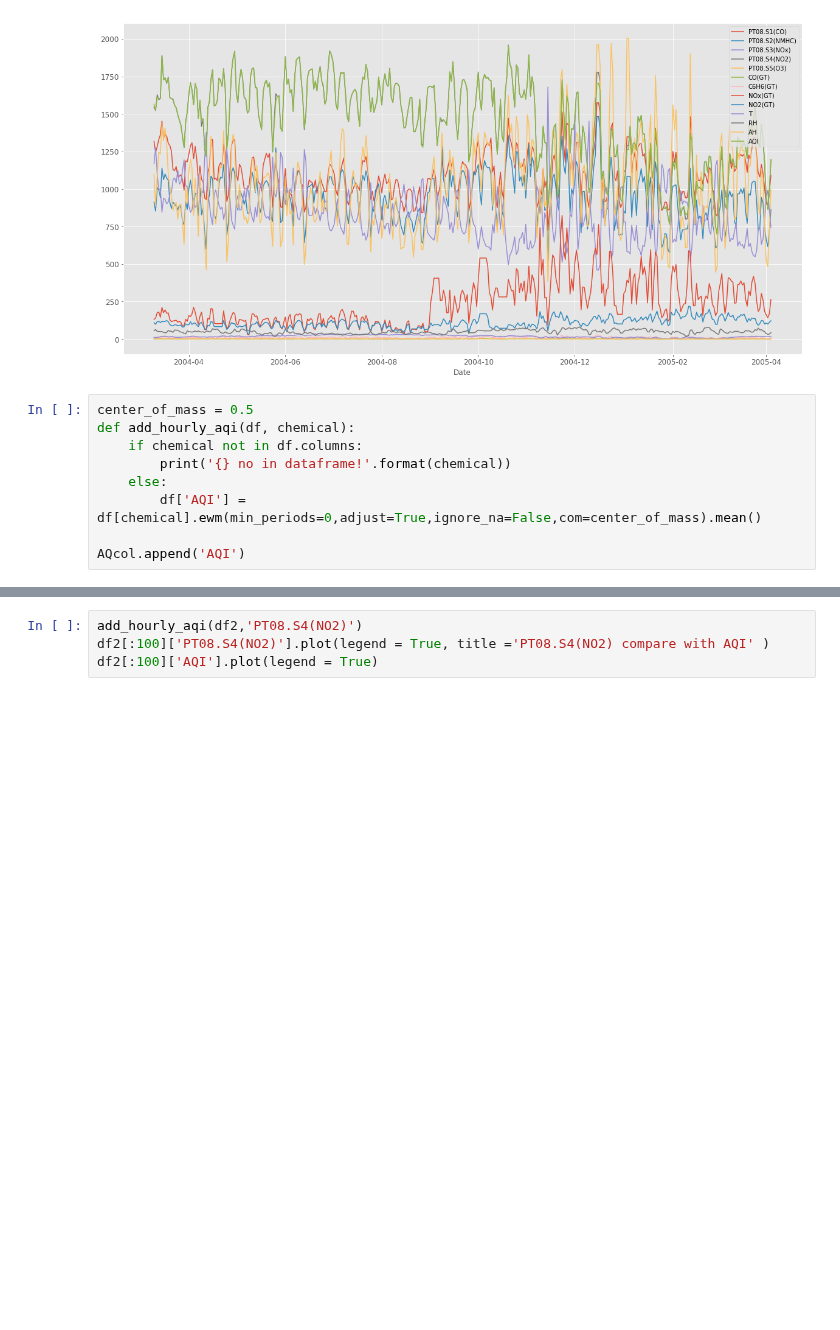
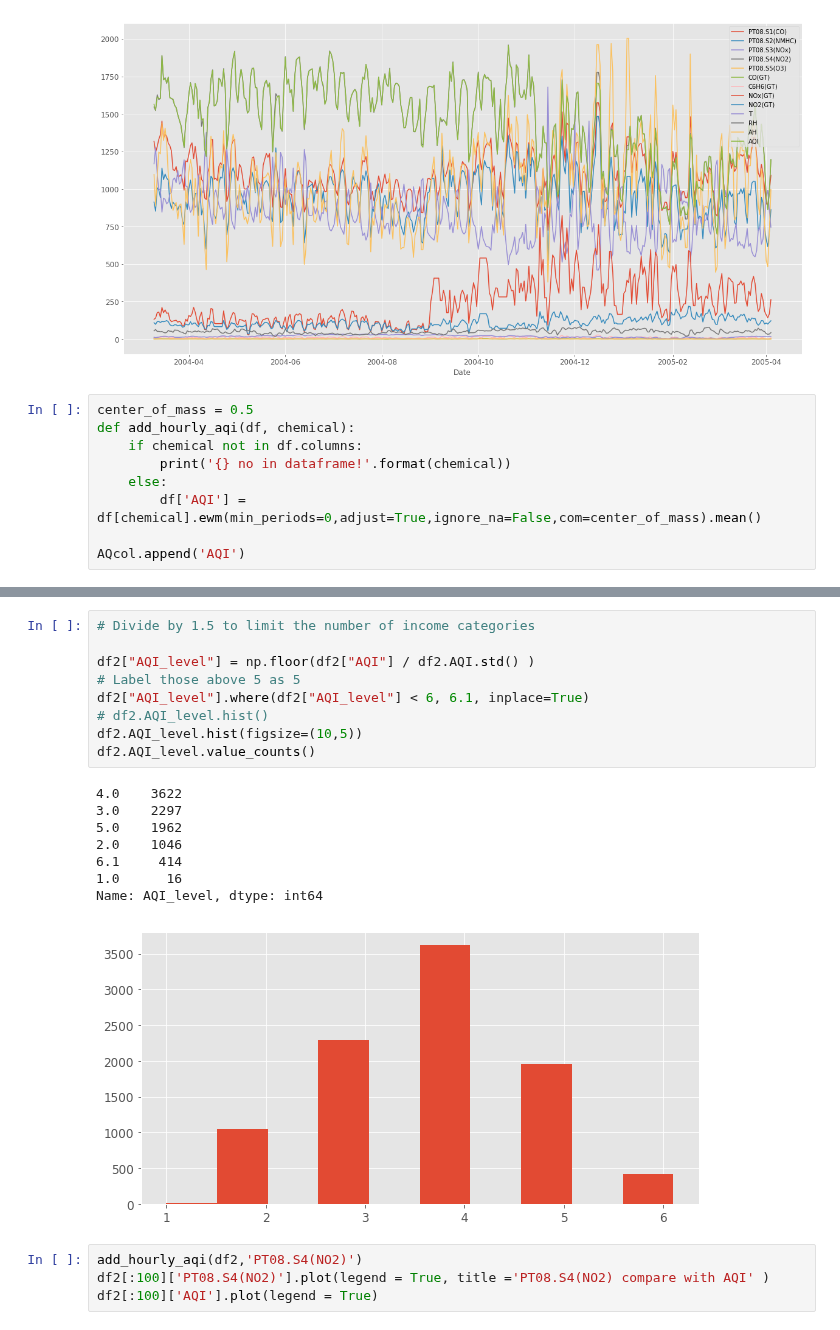
Before and after one commit to Bojne/AirQualityForecast, a Jupyter notebook: AQdata01_cleaning.ipynb, the cells around one changed output, grey strips where cells are left out. Cells and saved outputs as stored; diff of their text form; blank space fills up the shorter version.

Commit message:
added AQI level

```diff
--- a/AQdata01_cleaning.ipynb
+++ b/AQdata01_cleaning.ipynb
@@ -322,3 +365,21 @@ AQcol.append('AQI')
+# %%
+# Divide by 1.5 to limit the number of income categories
+
+df2["AQI_level"] = np.floor(df2["AQI"] / df2.AQI.std() )
+# Label those above 5 as 5
+df2["AQI_level"].where(df2["AQI_level"] < 6, 6.1, inplace=True)
+# df2.AQI_level.hist()
+df2.AQI_level.hist(figsize=(10,5))
+df2.AQI_level.value_counts()
+# %% [output]
+4.0    3622
+3.0    2297
+5.0    1962
+2.0    1046
+6.1     414
+1.0      16
+Name: AQI_level, dtype: int64
+[figure, added]
 # %%
 add_hourly_aqi(df2,'PT08.S4(NO2)')
 df2[:100]['PT08.S4(NO2)'].plot(legend = True, title ='PT08.S4(NO2) compare with AQI' )
```
Also changed, not shown: parts of 20 cells of this notebook, 1 other file.
